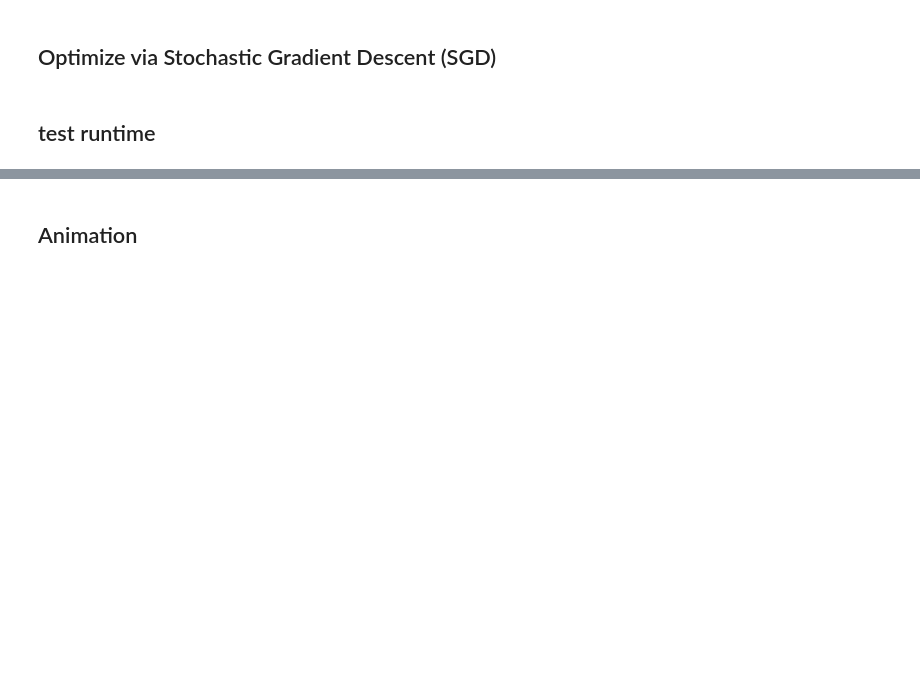
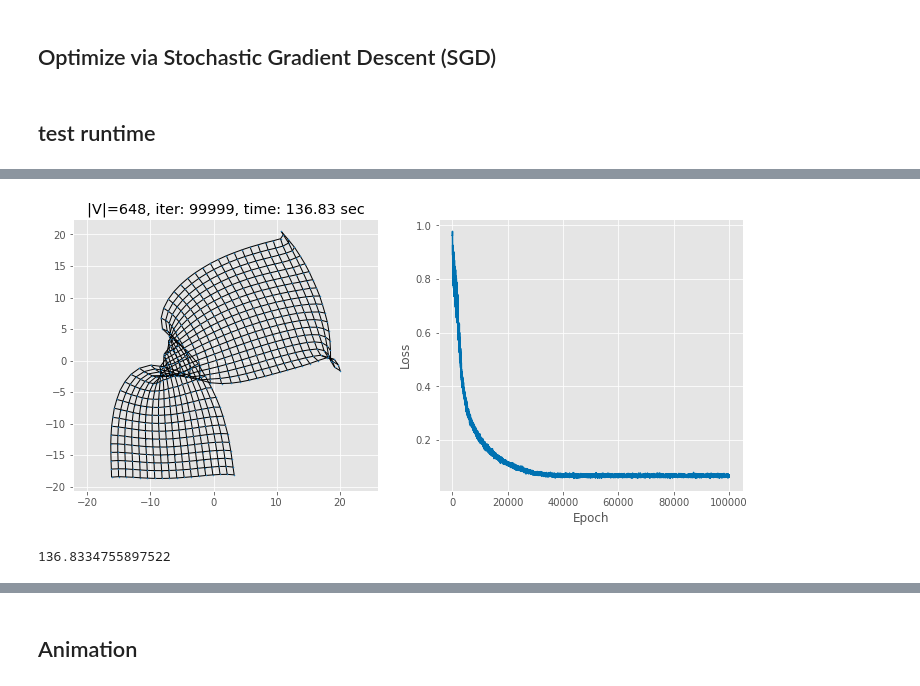
Before and after one commit to tiga1231/graph-drawing, a Jupyter notebook: dev.ipynb, the cells around one changed output, grey strips where cells are left out. Drawn from its saved outputs; the diff is of its cells as text; code cells hidden in the pictures; blank space fills up the shorter version.

```diff
--- a/dev.ipynb
+++ b/dev.ipynb
@@ -266,4 +376,10 @@ totalTime
-# %%
-## without crossing minimization
-pos = {k2i[k]: G_.nodes[k]['pos'] for k in G_.nodes}
-vis.plot(G, pos, [], [], 0, 0, node_size=6, edge=True, show=True, save=False)
+# %%
+# show final result
+x = pos.detach().cpu().numpy()
+pos_i = {k: x[k2i[k], :2] for k in G.nodes}
+vis.plot(G, pos_i, lossCurve, [], i, totalTime,
+         show=True, save=False, title=f'|V|={len(G)}, iter: {i}, time: {totalTime:.2f} sec')
+totalTime
+# %% [output]
+[figure, added]
+136.8334755897522
```
Also changed, not shown: parts of 10 cells of this notebook, 4 other files.
